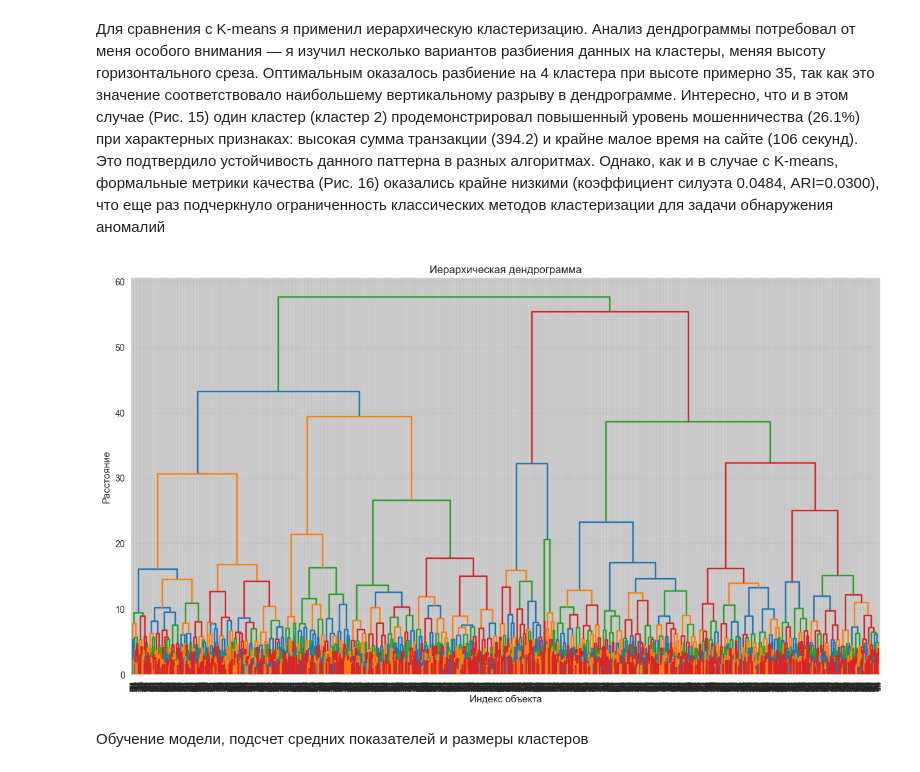
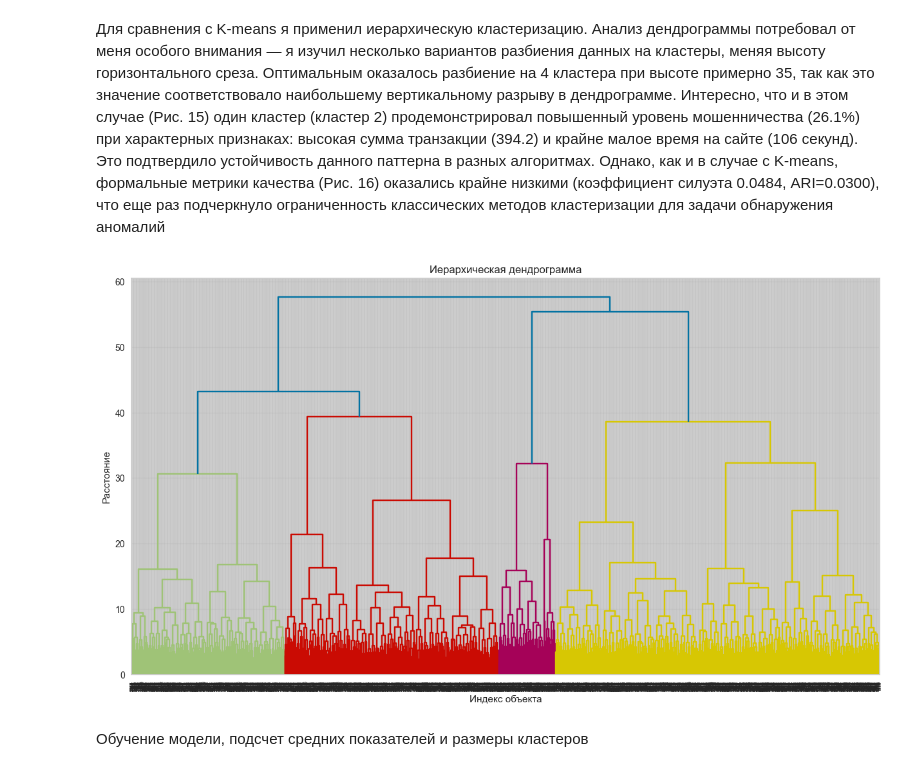
Before and after one commit to singl3focus/data_analysis, a Jupyter notebook: LR4_Tursunov_3.ipynb, the cells around one changed output. Cells and saved outputs as stored; diff of their text form; code cells hidden in the pictures.

```diff
--- a/LR4_Tursunov_3.ipynb
+++ b/LR4_Tursunov_3.ipynb
@@ -488,16 +668,16 @@ K-Means | Homogeneity: 0.1980, Completeness: 0.0213, V-Мера: 0.0385
 # %%
 from scipy.cluster.hierarchy import dendrogram, linkage
 linkage_matrix = linkage(new_df, method='ward')
 plt.figure(figsize=(15, 8))
 plt.title('Иерархическая дендрограмма')
 plt.xlabel('Индекс объекта')
 plt.ylabel('Расстояние')
-dendrogram(linkage_matrix, orientation='top', link_color_func=lambda k: ['#1f77b4','#d62728','#2ca02c','#ff7f0e'][k%4])
+dendrogram(linkage_matrix, orientation='top')
 plt.gca().set_facecolor('#f5f5f5')
 plt.grid(alpha=0.2, color='#aaaaaa')
 plt.show()
 # %% [output]
-[figure, old version]
+[figure, new version]
 # %% [markdown]
 Обучение модели, подсчет средних показателей и размеры кластеров
 # %%
```
Also changed, not shown: parts of 26 cells of this notebook.
